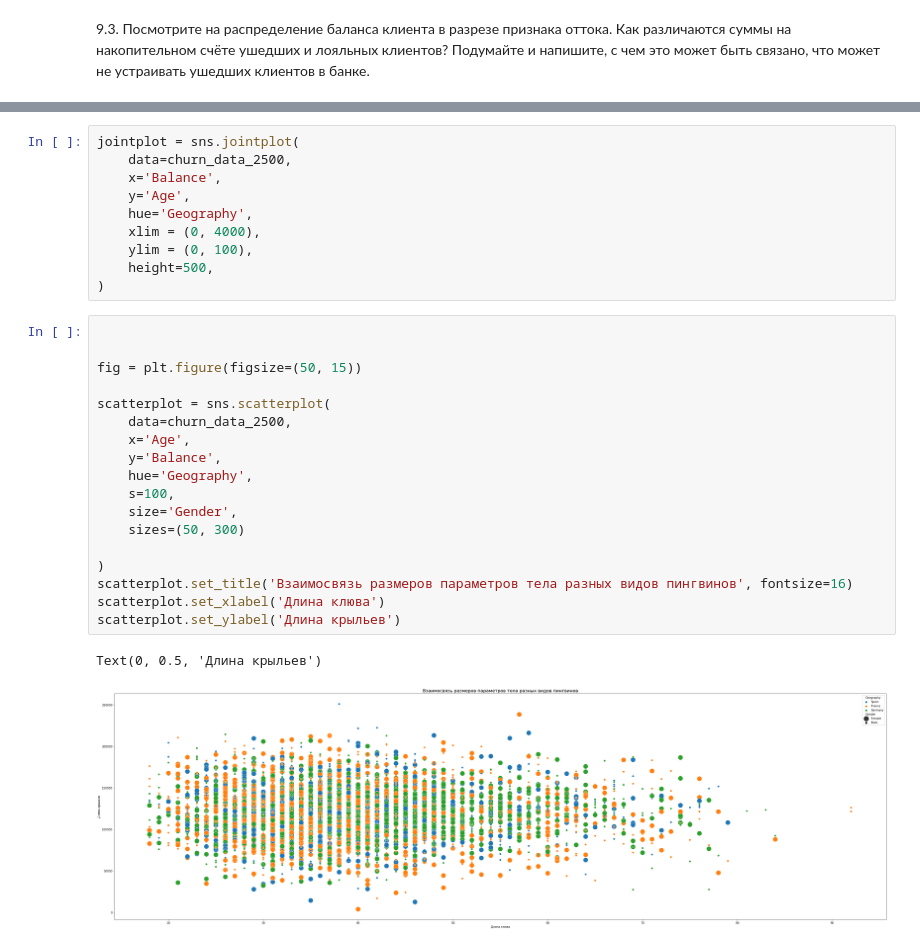
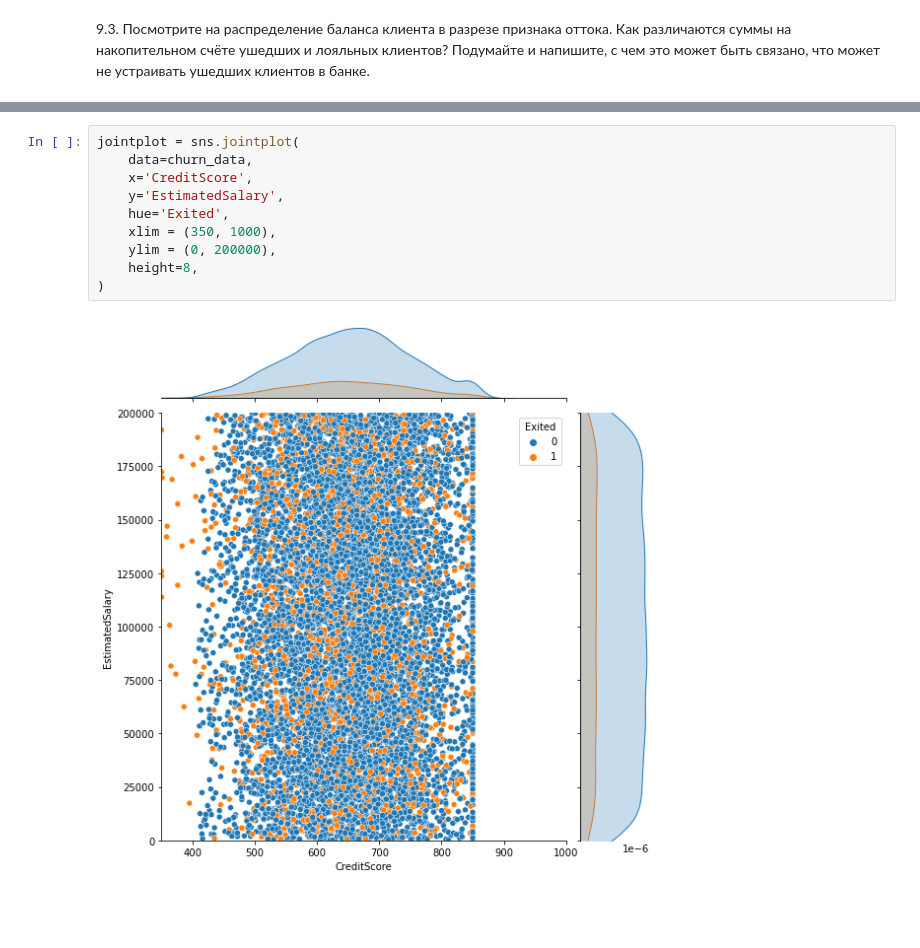
Before and after one commit to VitaLiNaLi/HW_Visual, a Jupyter notebook: HW_Visual.ipynb, the cells around one changed output, grey strips where cells are left out. Drawn from its saved outputs; the diff is of its cells as text; blank space fills up the shorter version.

```diff
--- a/HW_Visual.ipynb
+++ b/HW_Visual.ipynb
@@ -148,31 +228,12 @@ KeyError: 'Columns not found: False, True'
 # %%
 jointplot = sns.jointplot(
-    data=churn_data_2500,
-    x='Balance',
-    y='Age',
-    hue='Geography',
-    xlim = (0, 4000),
-    ylim = (0, 100),
-    height=500,
+    data=churn_data,
+    x='CreditScore',
+    y='EstimatedSalary',
+    hue='Exited',
+    xlim = (350, 1000),
+    ylim = (0, 200000),
+    height=8,
 )
+# %% [output]
+[figure, added]
-# %%
-
-
-fig = plt.figure(figsize=(50, 15))
-
-scatterplot = sns.scatterplot(
-    data=churn_data_2500,
-    x='Age',
-    y='Balance',
-    hue='Geography',
-    s=100,
-    size='Gender',
-    sizes=(50, 300)
-
-)
-scatterplot.set_title('Взаимосвязь размеров параметров тела разных видов пингвинов', fontsize=16)
-scatterplot.set_xlabel('Длина клюва')
-scatterplot.set_ylabel('Длина крыльев')
-# %% [output]
-Text(0, 0.5, 'Длина крыльев')
-[figure, removed]
```
Also changed, not shown: parts of 36 cells of this notebook.
